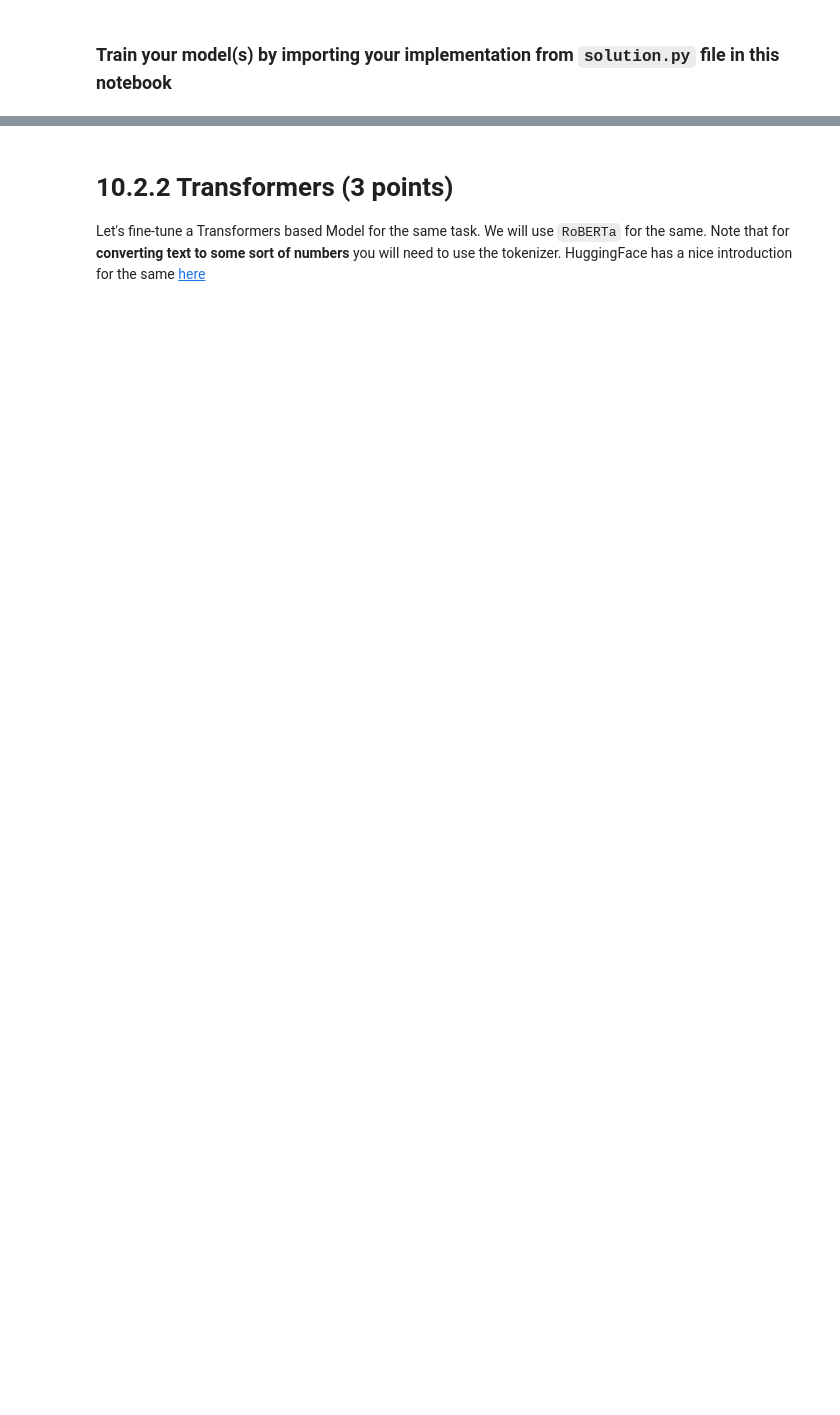
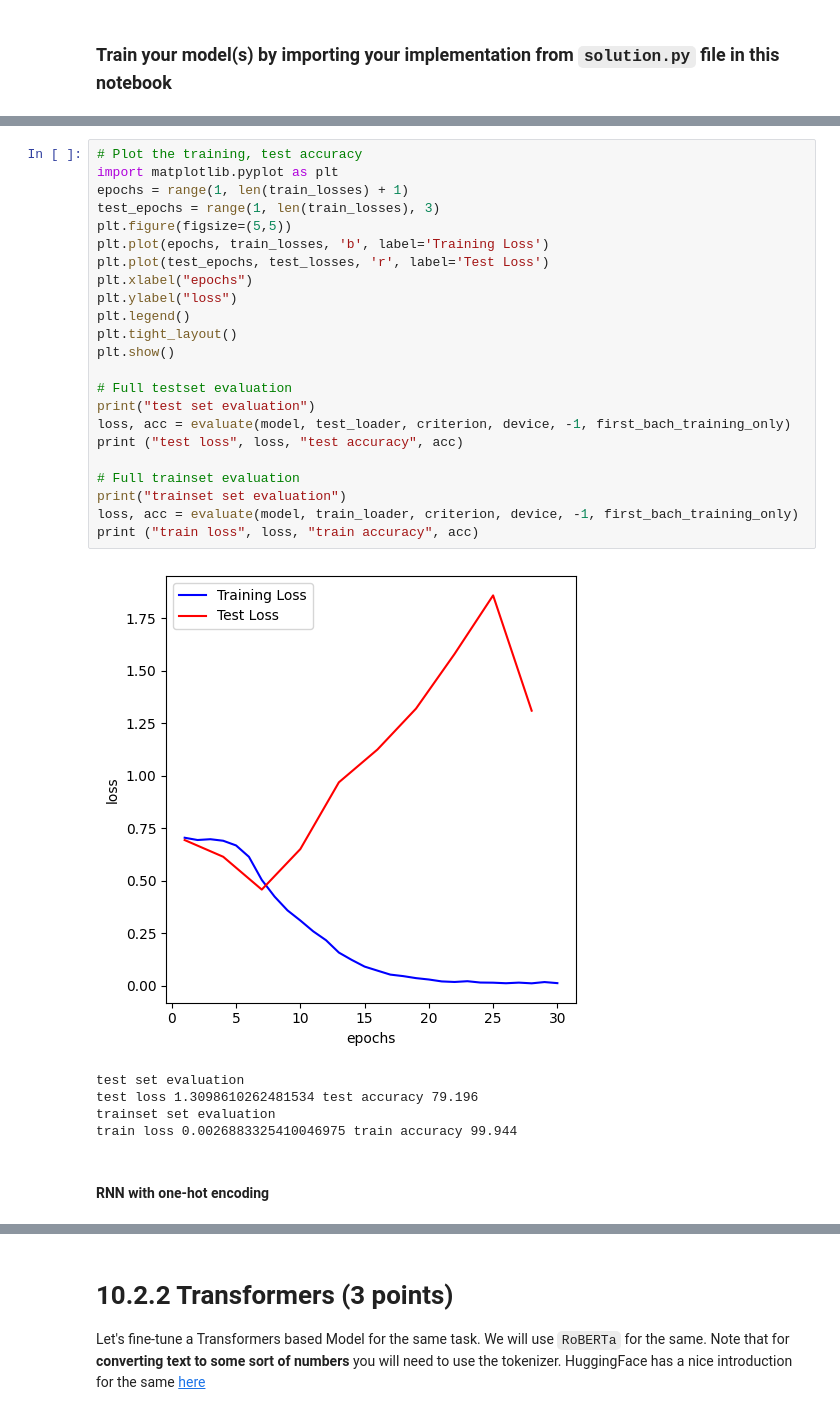
Before and after one commit to igunduz/neural-networks, a Jupyter notebook: assignment-10/NNTI_Exercise_10_2.ipynb, the cells around one changed output, grey strips where cells are left out. Drawn from its saved outputs; the diff is of its cells as text; blank space fills up the shorter version.

```diff
--- a/assignment-10/NNTI_Exercise_10_2.ipynb
+++ b/assignment-10/NNTI_Exercise_10_2.ipynb
@@ -37,0 +124,31 @@
+# %%
+# Plot the training, test accuracy
+import matplotlib.pyplot as plt
+epochs = range(1, len(train_losses) + 1)
+test_epochs = range(1, len(train_losses), 3)
+plt.figure(figsize=(5,5))
+plt.plot(epochs, train_losses, 'b', label='Training Loss')
+plt.plot(test_epochs, test_losses, 'r', label='Test Loss')
+plt.xlabel("epochs")
+plt.ylabel("loss")
+plt.legend()
+plt.tight_layout()
+plt.show()
+
+# Full testset evaluation
+print("test set evaluation")
+loss, acc = evaluate(model, test_loader, criterion, device, -1, first_bach_training_only)
+print ("test loss", loss, "test accuracy", acc)
+
+# Full trainset evaluation
+print("trainset set evaluation")
+loss, acc = evaluate(model, train_loader, criterion, device, -1, first_bach_training_only)
+print ("train loss", loss, "train accuracy", acc)
+# %% [output]
+[figure, added]
+test set evaluation
+test loss 1.3098610262481534 test accuracy 79.196
+trainset set evaluation
+train loss 0.0026883325410046975 train accuracy 99.944
+# %% [markdown]
+#### RNN with one-hot encoding
```
Also changed, not shown: parts of 11 cells of this notebook, 1 other file.
